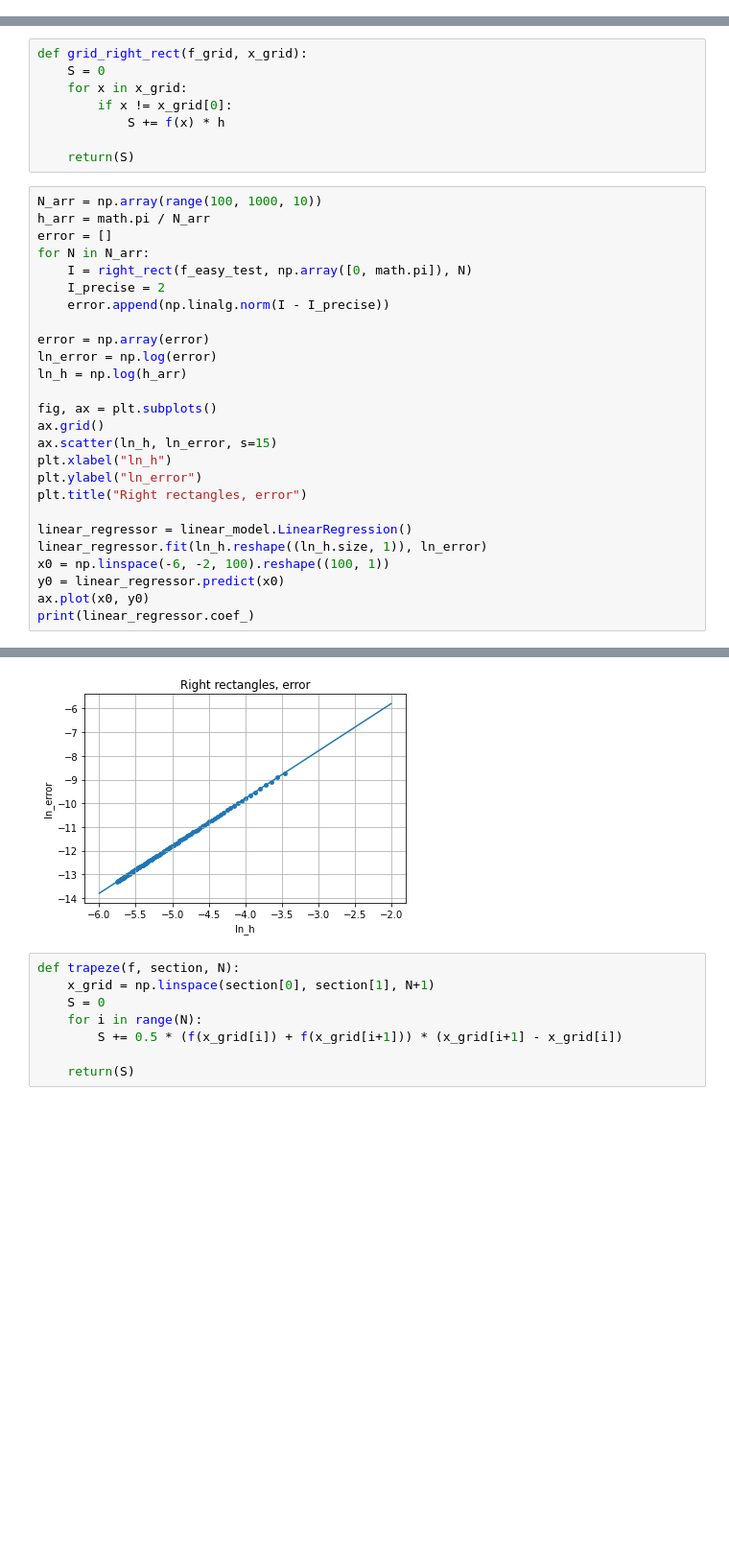
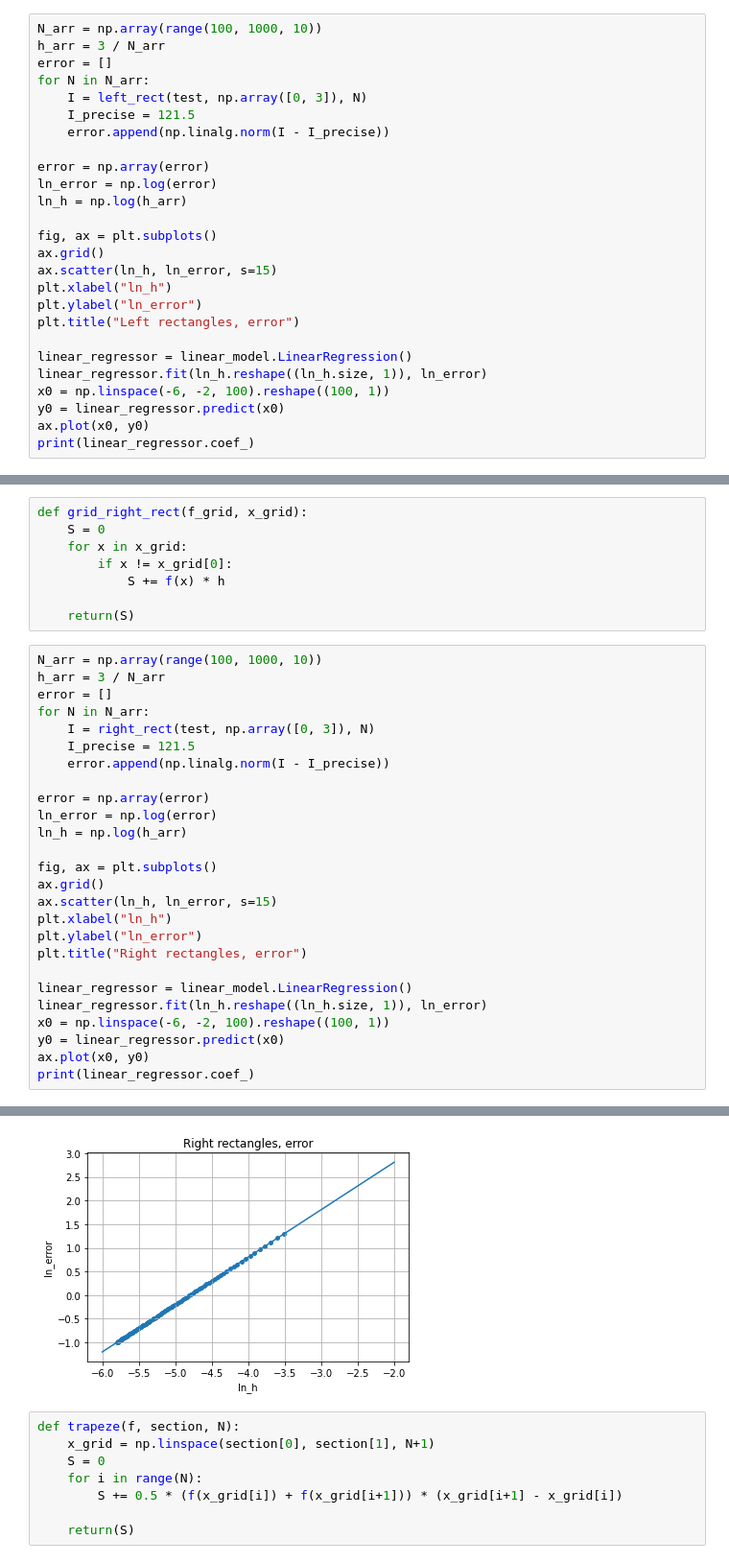
Before and after one commit to ivan-shargin/Math_labs, a Jupyter notebook: Lab_5.ipynb, the cells around one changed output, grey strips where cells are left out. Shown: that part at 96% size. Cells and saved outputs as stored; diff of their text form; blank space fills up the shorter version.

Commit message:
error with rectangles is eliminated

```diff
--- a/Lab_5.ipynb
+++ b/Lab_5.ipynb
@@ -88,0 +34,26 @@ print(linear_regressor.coef_)
+# %%
+N_arr = np.array(range(100, 1000, 10))
+h_arr = 3 / N_arr
+error = []
+for N in N_arr:
+    I = left_rect(test, np.array([0, 3]), N)
+    I_precise = 121.5
+    error.append(np.linalg.norm(I - I_precise))
+
+error = np.array(error)
+ln_error = np.log(error)
+ln_h = np.log(h_arr)
+
+fig, ax = plt.subplots()
+ax.grid()
+ax.scatter(ln_h, ln_error, s=15)
+plt.xlabel("ln_h")
+plt.ylabel("ln_error")
+plt.title("Left rectangles, error")
+
+linear_regressor = linear_model.LinearRegression()
+linear_regressor.fit(ln_h.reshape((ln_h.size, 1)), ln_error)
+x0 = np.linspace(-6, -2, 100).reshape((100, 1))
+y0 = linear_regressor.predict(x0)
+ax.plot(x0, y0)
+print(linear_regressor.coef_)
@@ -108,11 +82,11 @@ def grid_right_rect(f_grid, x_grid):
     return(S)
 # %%
 N_arr = np.array(range(100, 1000, 10))
-h_arr = math.pi / N_arr
+h_arr = 3 / N_arr
 error = []
 for N in N_arr:
-    I = right_rect(f_easy_test, np.array([0, math.pi]), N)
-    I_precise = 2
+    I = right_rect(test, np.array([0, 3]), N)
+    I_precise = 121.5
     error.append(np.linalg.norm(I - I_precise))
 
 error = np.array(error)
@@ -137,4 +111,4 @@ print(linear_regressor.coef_)
-[figure, old version]
+[figure, new version]
 # %%
 def trapeze(f, section, N):
     x_grid = np.linspace(section[0], section[1], N+1)
```
Also changed, not shown: parts of 24 cells of this notebook.
